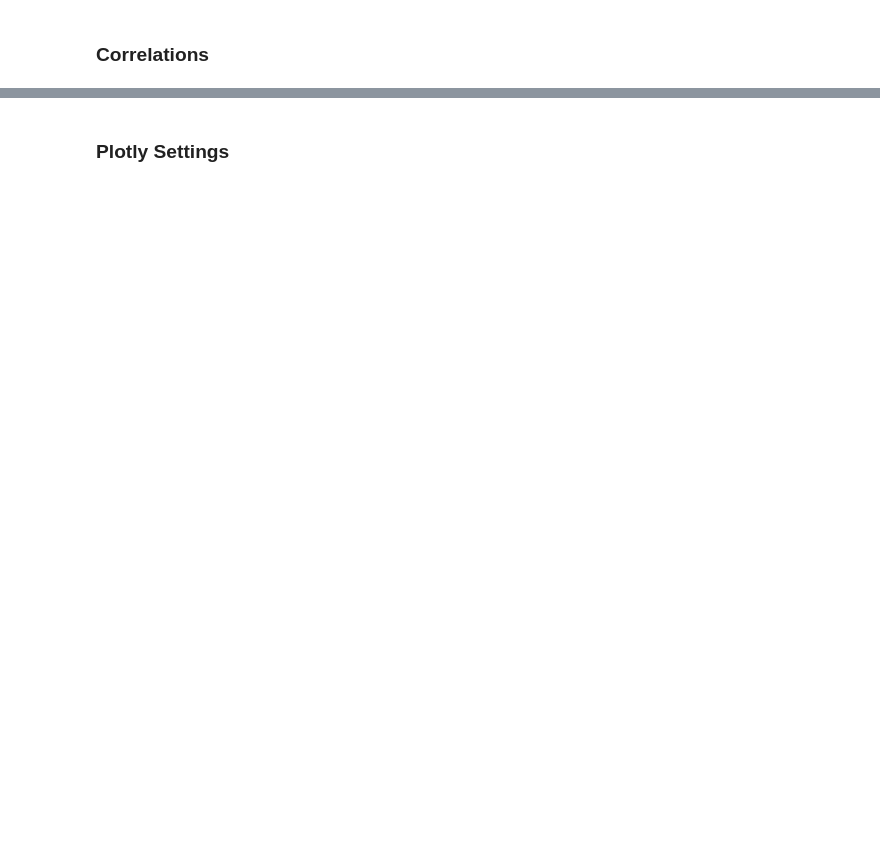
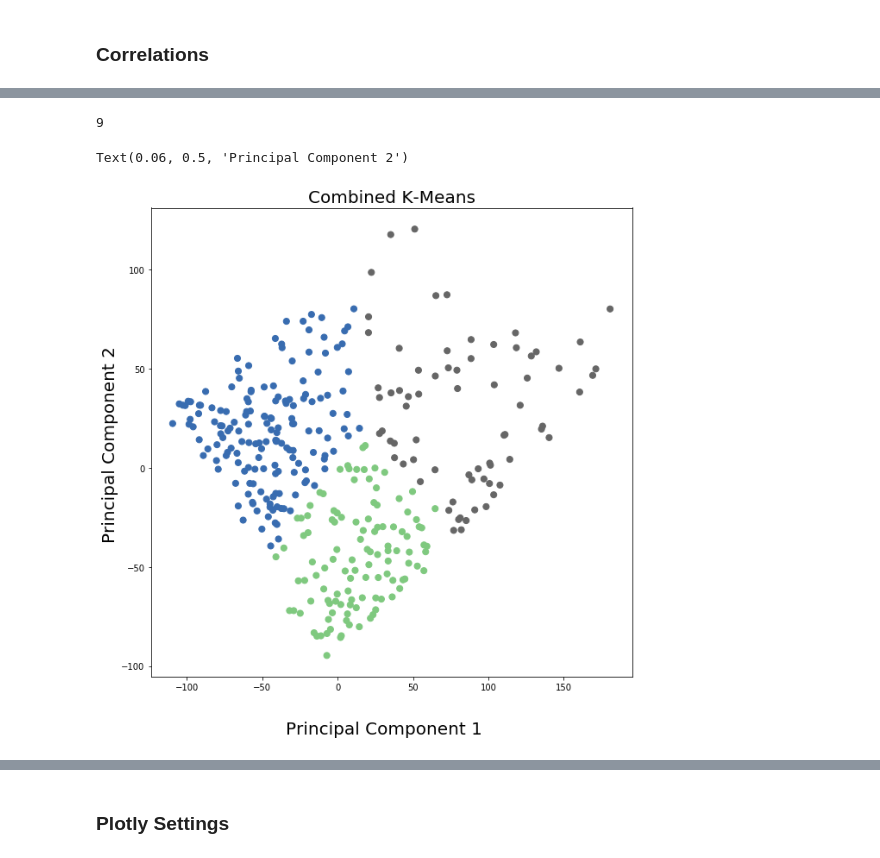
Before and after one commit to ccat-lab/university-clustering, a Jupyter notebook: Exploratory_Results/Correlations_and_Clustering.ipynb, the cells around one changed output, grey strips where cells are left out. Cells and saved outputs as stored; diff of their text form; code cells hidden in the pictures; blank space fills up the shorter version.

```diff
--- a/Exploratory_Results/Correlations_and_Clustering.ipynb
+++ b/Exploratory_Results/Correlations_and_Clustering.ipynb
@@ -113,11 +162,9 @@ Citation Correlations:
 # %%
-# K-Means
-def doKmeans(X, nclust):
+def doKmeans(df, nclust):
     model = KMeans(nclust)
-    model.fit(X)
-    clust_labels = model.predict(X)
+    model.fit(df)
+    print(model.n_iter_)
+    clust_labels = model.predict(df)
     cent = model.cluster_centers_
-    return (clust_labels, cent)
-df_kmeans = df_data.copy()
-clust_labels, cent = doKmeans(df_kmeans, 4)
-df_kmeans['kmeans']  = clust_labels
+    df['kmeans']  = clust_labels
+    return df
@@ -123,0 +286,5 @@ df_kmeans['kmeans']  = clust_labels
+# %%
+df_pca = df_data.copy()
+
+df_pca_pca, df_pca_loadings = doPCA(df_pca)
+display(df_pca_loadings)
@@ -124,3 +311,17 @@ df_kmeans['kmeans']  = clust_labels
+# %%
+df_kmeans = df_data.copy()
+df_kmeans_kmeans = doKmeans(df_kmeans, 3)
+
+fig, (ax1) = plt.subplots(1, 1, figsize=(10,10))
+ax1.scatter(df_pca_pca['pca-one'], df_pca_pca['pca-two'],
+                     c=df_kmeans_kmeans['kmeans'], s=50, cmap='Accent')
+ax1.set_title('Combined K-Means', fontsize=20)
+fig.text(0.5, 0.04, 'Principal Component 1', ha='center', va='center', fontsize=20)
+fig.text(0.06, 0.5, 'Principal Component 2', ha='center', va='center', rotation='vertical', fontsize=20)
+# %% [output]
+9
+Text(0.06, 0.5, 'Principal Component 2')
+[figure, added]
 # %%
 # Hierachical clustering
 df_HCluster = df_data.copy()
```
Also changed, not shown: parts of 14 cells of this notebook.
